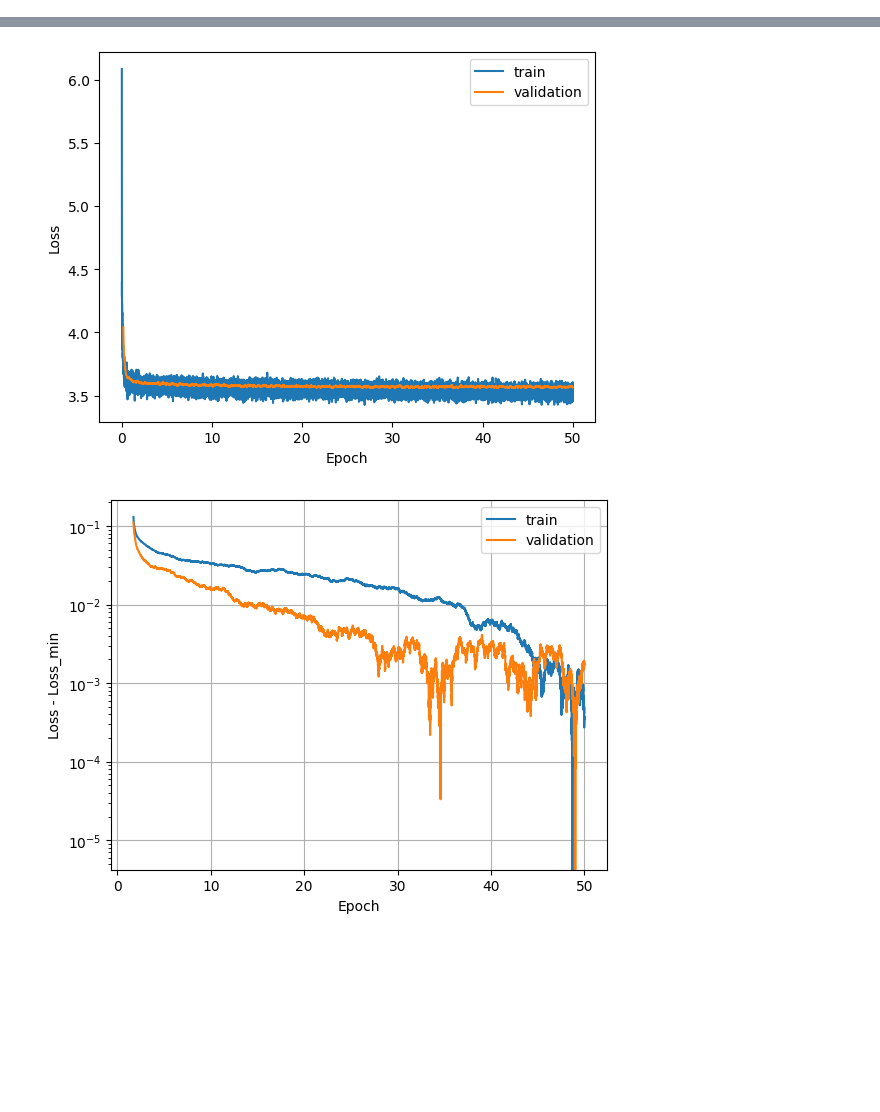
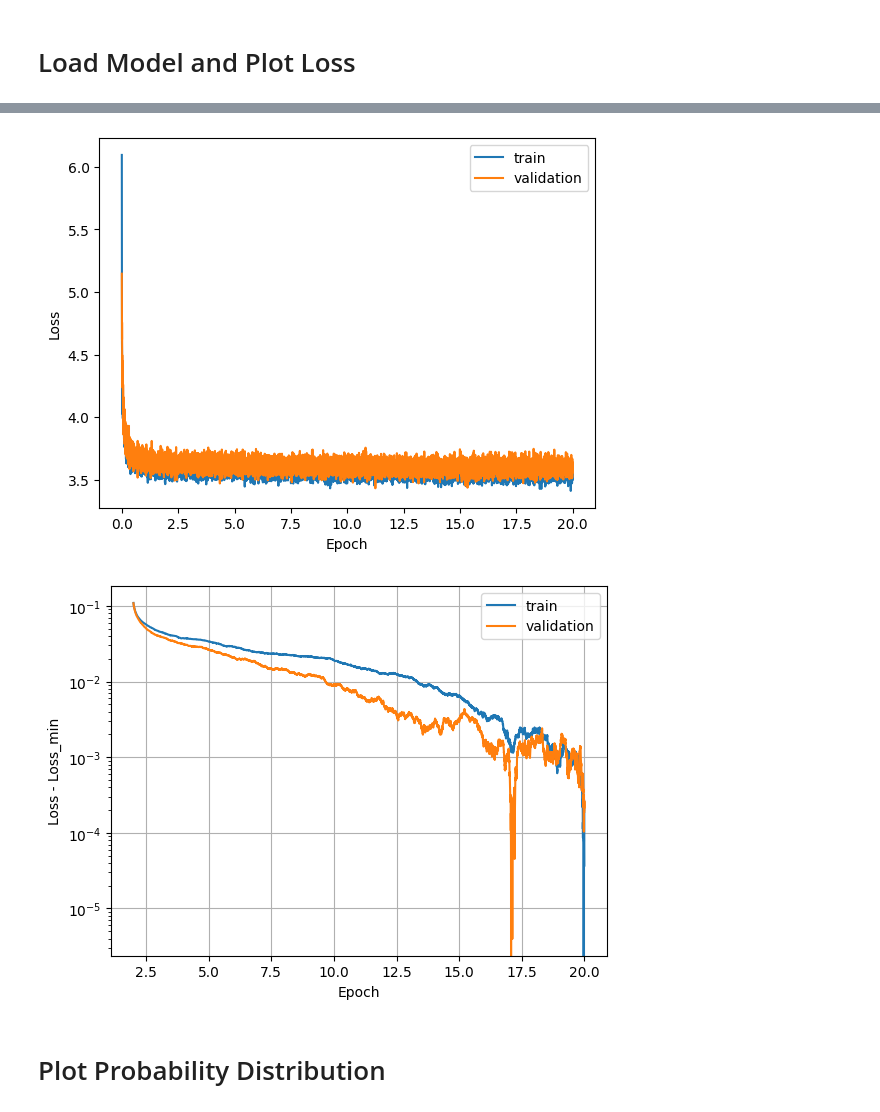
Before and after one commit to knmoriwaki/cosmoglint, a Jupyter notebook: notebooks/plot_transformer.ipynb, the cells around one changed output, grey strips where cells are left out. Cells and saved outputs as stored; diff of their text form; code cells hidden in the pictures; blank space fills up the shorter version.

```diff
--- a/notebooks/plot_transformer.ipynb
+++ b/notebooks/plot_transformer.ipynb
@@ -15,7 +15,8 @@ from lim_mock_generator.model.transformer import my_model
 
 from matplotlib.colors import LogNorm
 
-device = torch.device("cuda" if torch.cuda.is_available() else "cpu")
+gpu_id = 1
+device = torch.device("cuda:{:d}".format(gpu_id) if torch.cuda.is_available() else "cpu")
 
 def plot_running_mean(x, value, window_size, show_diff=False, **kwargs):
     cumsum = np.cumsum(np.insert(value, 0, 0))
@@ -43,8 +44,14 @@ param_names = [r"$\tilde{\rm SFR}$", r"$\tilde{d}$", r"$\tilde{v}_r$", r"$\tilde
 param_labels = ["sfr", "d", "vr", "vt"]
 
 base_dir = "../scripts/runs/output_transformer"
+#base_dir = "../scripts/runs/output_transformer_with_TNG-Cluster"
+# %% [markdown]
+# Load Model and Plot Loss
 # %%
-model_dir = "{}/transformer1_33_use_vel".format(base_dir)
+model_dir = "{}/transformer1_33_use_vel_ep10_w0.01".format(base_dir)
+model_dir = "{}/transformer1_33_use_vel_ep20_w0.02".format(base_dir)
+#model_dir = "{}/transformer1_33_use_vel_ep50_w0.05".format(base_dir)
+
 output_dir = "{}/figures".format(model_dir)
 os.makedirs(output_dir, exist_ok=True)
 
@@ -53,19 +60,23 @@ loss = np.loadtxt("{}/log.txt".format(model_dir), comments="#")
 plt.figure()
 x = loss[:,0]
 plt.plot(x, loss[:,1], label="train")
-plot_running_mean(x, loss[:,2], 100, label="validation")
+#plot_running_mean(x, loss[:,2], 100, label="validation")
+plt.plot(x, loss[:,2], label="validation")
 plt.xlabel("Epoch")
 plt.ylabel("Loss")
 plt.legend()
 
 plt.figure()
-plot_running_mean(x, loss[:,1], 1000, show_diff=True, label="train")
-plot_running_mean(x, loss[:,2], 1000, show_diff=True, label="validation")
+dx = min(int(len(x)/10), 10000)
+plot_running_mean(x, loss[:,1], dx, show_diff=True, label="train")
+plot_running_mean(x, loss[:,2], dx, show_diff=True, label="validation")
 plt.xlabel("Epoch")
 plt.ylabel("Loss - Loss_min")
 plt.yscale("log")
 plt.grid()
 plt.legend()
+
+print("Final mean validation loss: {:.3f}".format(loss[-100:,2].mean()))
 
 
 ### load parameters
@@ -102,7 +113,9 @@ Transformer1(
   )
   (output_layer): Linear(in_features=128, out_features=400, bias=True)
   (out_activation): Softmax(dim=-1)
 )
-[figure, old version]
+[figure, new version]
-[figure, old version]
+[figure, new version]
+# %% [markdown]
+# Plot Probability Distribution
 # %%
```
Also changed, not shown: parts of 24 cells of this notebook, 5 other files.
